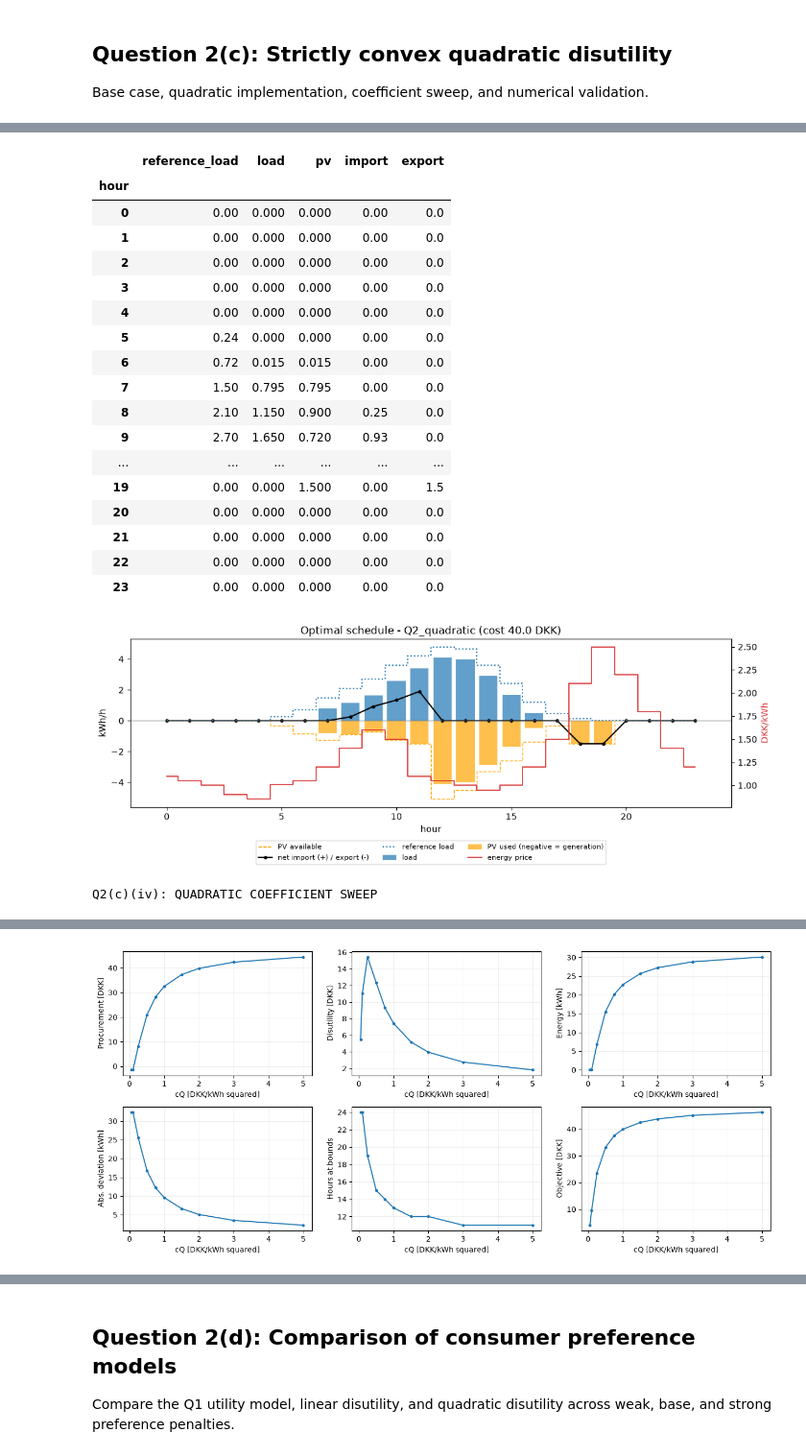
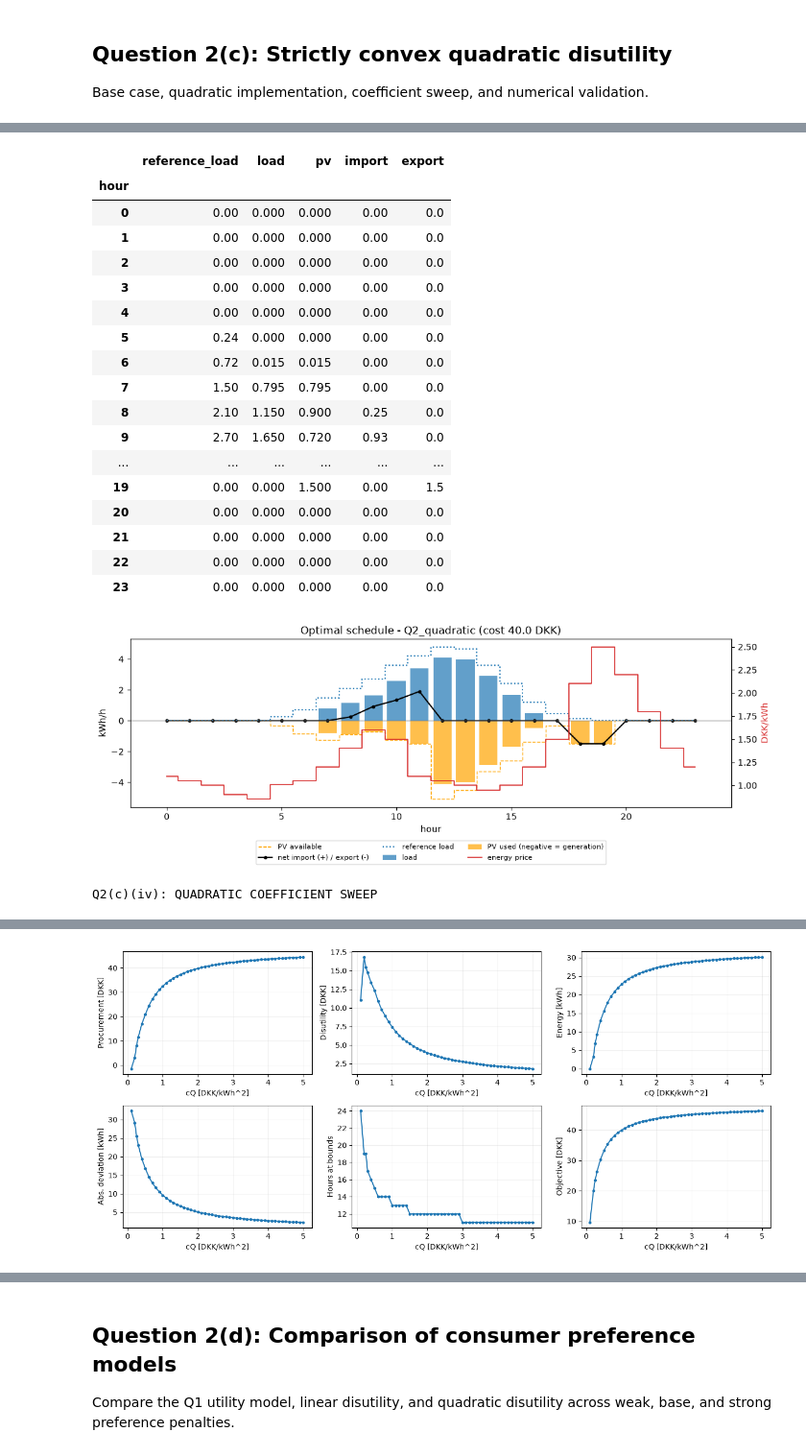
Before and after one commit to Mammutdej/46750----Assignment-1, a Jupyter notebook: Runner.ipynb, the cells around one changed output, grey strips where cells are left out. Shown at 96% size. Cells and saved outputs as stored; diff of their text form; code cells hidden in the pictures.

```diff
--- a/Runner.ipynb
+++ b/Runner.ipynb
@@ -646,35 +601,39 @@ PV marginal cost: 1.41 DKK/kWh
 Base case, quadratic implementation, coefficient sweep, and numerical validation.
 # %%
 # Base case.
-quadratic_base, quadratic_base_row = solve_q2(
-    quadratic_data, "quadratic"
-)
+quadratic_base, quadratic_base_row = solve_q2(quadratic_data, "quadratic")
 
 print("Q2(c): QUADRATIC BASE CASE")
-
 display(pd.DataFrame([quadratic_base_row]).round(4))
-
 display(
     quadratic_base.hourly[
         ["reference_load", "load", "pv", "import", "export"]
     ].round(4)
 )
 
-display(plot_schedule(quadratic_base, quadratic_data))
+quadratic_base_hourly_path = Q2_OUTPUT_DIR / "Q2c_base_schedule_cQ_1.csv"
+quadratic_base.hourly.to_csv(quadratic_base_hourly_path, index_label="hour")
+quadratic_schedule_figure = plot_schedule(
+    quadratic_base,
+    quadratic_data,
+    save_to=Q2_OUTPUT_DIR / "Q2c_base_schedule.png",
+)
+display(quadratic_schedule_figure)
 plt.close("all")
 
-# Sweep from weak to strong quadratic penalties.
+# Match q2_analysis.py: a broad grid from 0.1 to 5.0 plus values used
+# explicitly in the Q2(d) comparison.
 print("Q2(c)(iv): QUADRATIC COEFFICIENT SWEEP")
-
-cQ_values = [
-    0.05, 0.1, 0.25, 0.5, 0.75,
-    1.0, 1.5, 2.0, 3.0, 5.0,
-]
-
 cQ_values = sorted(set(
-    cQ_values + [quadratic_data.quadratic_disutility]
+    np.round(
+        np.r_[
+            np.arange(0.1, 5.0001, 0.1),
+            0.25,
+            quadratic_data.quadratic_disutility,
+        ],
+        6,
+    )
 ))
-
 quadratic_table, quadratic_runs = sweep_q2(
     quadratic_data,
     "quadratic",
@@ -718,4 +683,4 @@ Q2(c)(iv): QUADRATIC COEFFICIENT SWEEP
-[figure, old version]
+[figure, new version]
 # %%
 # Combined coefficient sensitivity plots for Q2(b) and Q2(c).
 comparison_metrics = [
```
Also changed, not shown: parts of 4 cells of this notebook, 2 other files.
